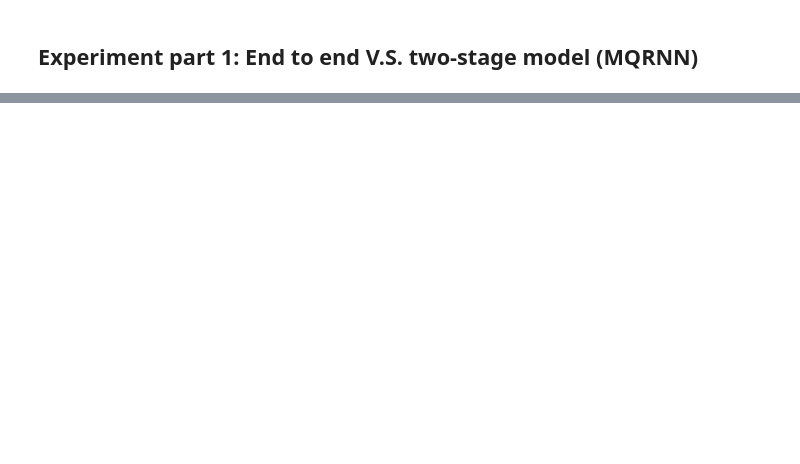
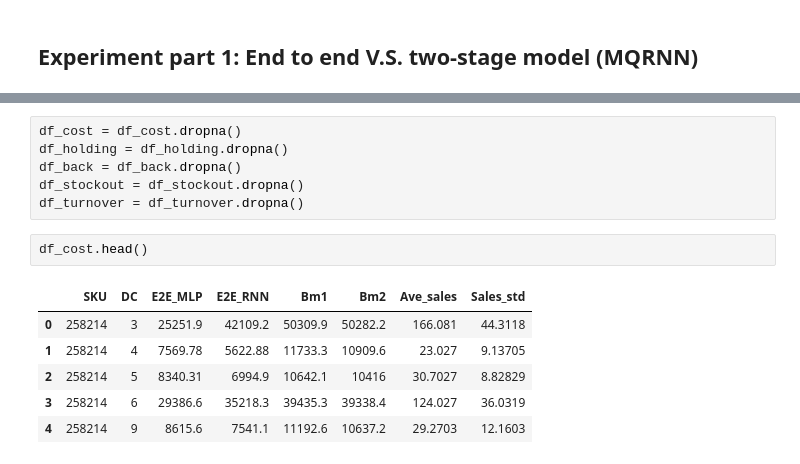
Before and after one commit to schemmy/e2e, a Jupyter notebook: seq2seq/experiment1.ipynb, the cells around one changed output, grey strips where cells are left out. Saved outputs shown, nothing was run; the diff lists cells and outputs as text; blank space fills up the shorter version.

```diff
--- a/seq2seq/experiment1.ipynb
+++ b/seq2seq/experiment1.ipynb
@@ -109,0 +284,15 @@ pd = pd.read_csv('pred_v5.csv')
+# %%
+df_cost = df_cost.dropna()
+df_holding = df_holding.dropna()
+df_back = df_back.dropna()
+df_stockout = df_stockout.dropna()
+df_turnover = df_turnover.dropna()
+# %%
+df_cost.head()
+# %% [output]
+|  | SKU | DC | E2E_MLP | E2E_RNN | Bm1 | Bm2 | Ave_sales | Sales_std |
+| 0 | 258214 | 3 | 25251.9 | 42109.2 | 50309.9 | 50282.2 | 166.081 | 44.3118 |
+| 1 | 258214 | 4 | 7569.78 | 5622.88 | 11733.3 | 10909.6 | 23.027 | 9.13705 |
+| 2 | 258214 | 5 | 8340.31 | 6994.9 | 10642.1 | 10416 | 30.7027 | 8.82829 |
+| 3 | 258214 | 6 | 29386.6 | 35218.3 | 39435.3 | 39338.4 | 124.027 | 36.0319 |
+| 4 | 258214 | 9 | 8615.6 | 7541.1 | 11192.6 | 10637.2 | 29.2703 | 12.1603 |
```
Also changed, not shown: parts of 15 cells of this notebook, 2 other files.
